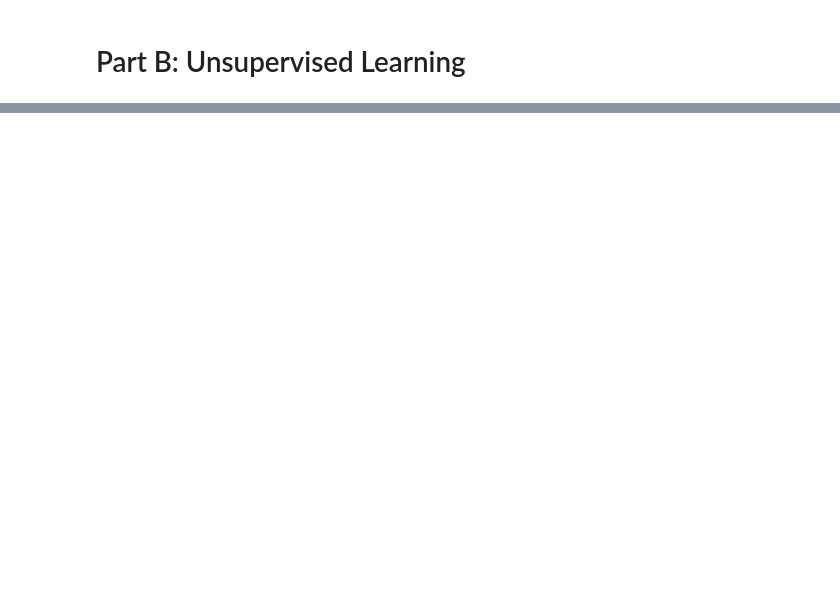
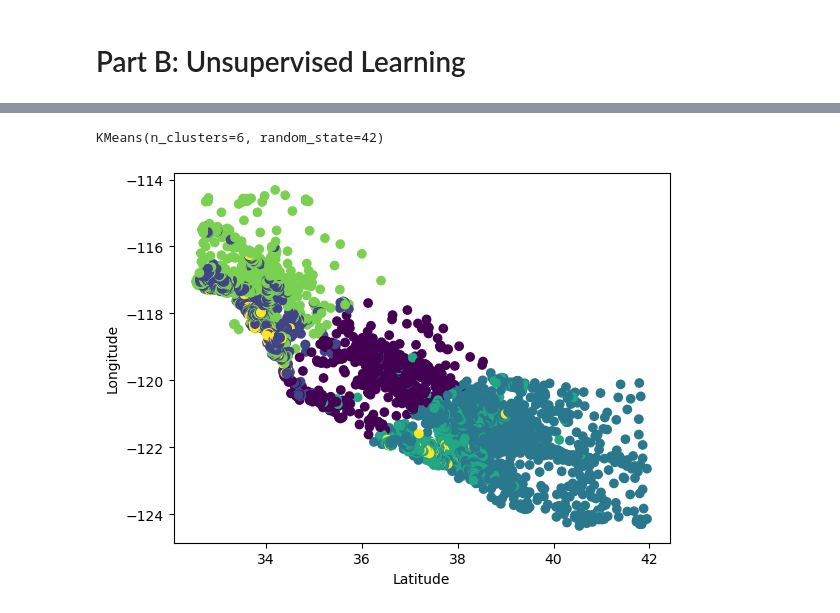
Before and after one commit to kayaisacat/IAI5101_Assignment2, a Jupyter notebook: Assignment2.ipynb, the cells around one changed output, grey strips where cells are left out. Cells and saved outputs as stored; diff of their text form; code cells hidden in the pictures; blank space fills up the shorter version.

```diff
--- a/Assignment2.ipynb
+++ b/Assignment2.ipynb
@@ -256,2 +514,6 @@ The ensemble of heterogeneous models have a good predition, and the evaluation o
 # %% [markdown]
 # Part B: Unsupervised Learning
+# %%
+# load the data
+data = pd.read_csv('/Users/yuting/Desktop/Assignment2/housing.csv')
+data.head()
@@ -257,0 +552,4 @@ The ensemble of heterogeneous models have a good predition, and the evaluation o
+# %%
+# using the median income, longitude and latitude to create economic segments in different regions.
+X = data[['MedInc', 'Latitude', 'Longitude']]
+X.info()
@@ -257,0 +567,19 @@ The ensemble of heterogeneous models have a good predition, and the evaluation o
+# %%
+# Scale the data
+scaler = StandardScaler()
+X_scaled = scaler.fit_transform(X)
+# %%
+# Fitting K-Means to the dataset
+kmeans = KMeans(n_clusters = 6, init = 'k-means++', random_state = 42)
+#kmeans.fit(X)
+kmeans.fit(X_scaled)
+# %% [output]
+KMeans(n_clusters=6, random_state=42)
+# %%
+# Plot the resulting clusters
+plt.scatter(X['Latitude'], X['Longitude'], c=kmeans.labels_, cmap='viridis')
+plt.xlabel('Latitude')
+plt.ylabel('Longitude')
+plt.show()
+# %% [output]
+[figure, added]
```
Also changed, not shown: parts of 43 cells of this notebook.
